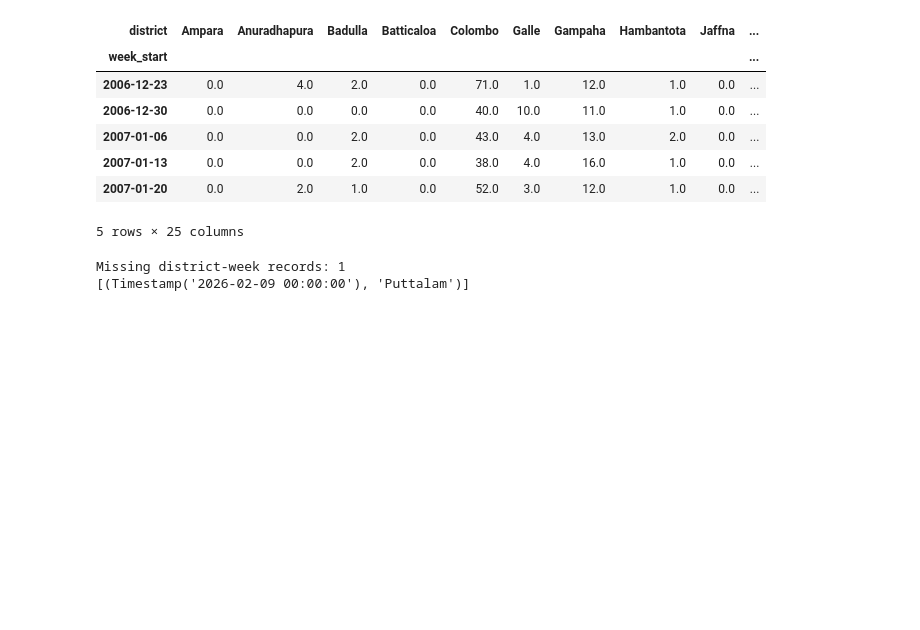
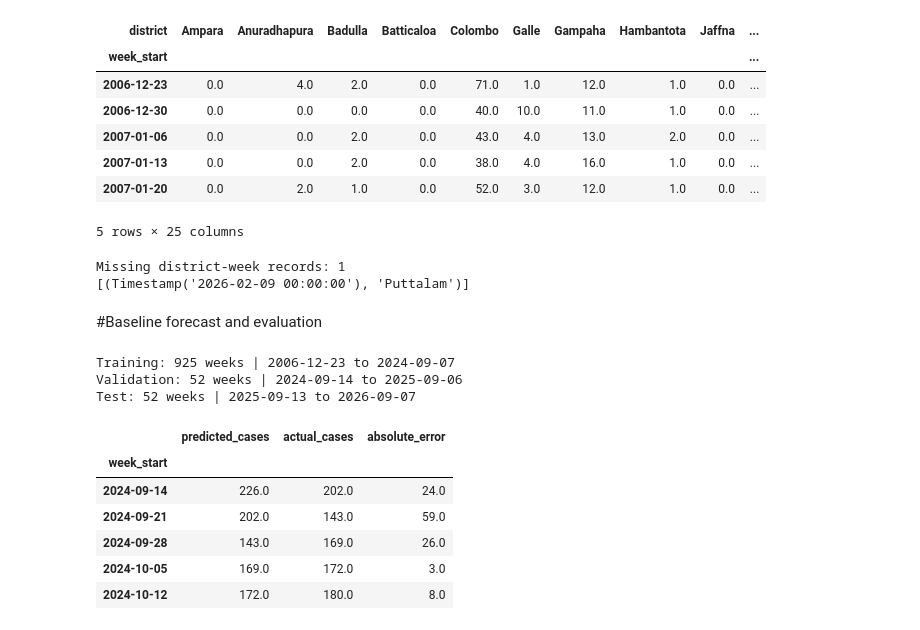
Before and after one commit to Vithu-29/sri-lanka-dengue-forecast, a Jupyter notebook: notebooks/01_explore_dengue_data.ipynb, the cells around one changed output. Cells and saved outputs as stored; diff of their text form; code cells hidden in the pictures; blank space fills up the shorter version.

```diff
--- a/notebooks/01_explore_dengue_data.ipynb
+++ b/notebooks/01_explore_dengue_data.ipynb
@@ -99,3 +99,48 @@ print(missing_records[missing_records].index.tolist())
 # %% [output]
 Missing district-week records: 1
 [(Timestamp('2026-02-09 00:00:00'), 'Puttalam')]
+# %% [markdown]
+#Baseline forecast and evaluation
+# %%
+district_cases = district_cases.sort_index()
+weeks = district_cases.index
+
+train_weeks = weeks[:-104]        # Earlier weeks for training future models
+validation_weeks = weeks[-104:-52]  # Next 52 weeks for comparing approaches
+test_weeks = weeks[-52:]          # Final 52 weeks for the final evaluation
+
+for name, dates in [
+    ("Training", train_weeks),
+    ("Validation", validation_weeks),
+    ("Test", test_weeks),
+]:
+    print(f"{name}: {len(dates)} weeks | {dates.min().date()} to {dates.max().date()}")
+# %% [output]
+Training: 925 weeks | 2006-12-23 to 2024-09-07
+Validation: 52 weeks | 2024-09-14 to 2025-09-06
+Test: 52 weeks | 2025-09-13 to 2026-09-07
+# %%
+# Move each district's observed count forward by exactly seven days.
+# Keep only the target weeks we want to evaluate.
+validation_pred = district_cases.shift(freq="7D").reindex(validation_weeks)
+validation_actual = district_cases.loc[validation_weeks]
+
+# Inspect one district so we can check the calculation by hand.
+colombo_example = pd.DataFrame({
+    "predicted_cases": validation_pred["Colombo"],
+    "actual_cases": validation_actual["Colombo"],
+})
+
+colombo_example["absolute_error"] = (
+    colombo_example["actual_cases"] - colombo_example["predicted_cases"]
+).abs()
+
+display(colombo_example.head())
+# %% [output]
+|  | predicted_cases | actual_cases | absolute_error |
+| week_start |  |  |  |
+| 2024-09-14 | 226.0 | 202.0 | 24.0 |
+| 2024-09-21 | 202.0 | 143.0 | 59.0 |
+| 2024-09-28 | 143.0 | 169.0 | 26.0 |
+| 2024-10-05 | 169.0 | 172.0 | 3.0 |
+| 2024-10-12 | 172.0 | 180.0 | 8.0 |
```
Also changed, not shown: parts of 2 cells of this notebook.
